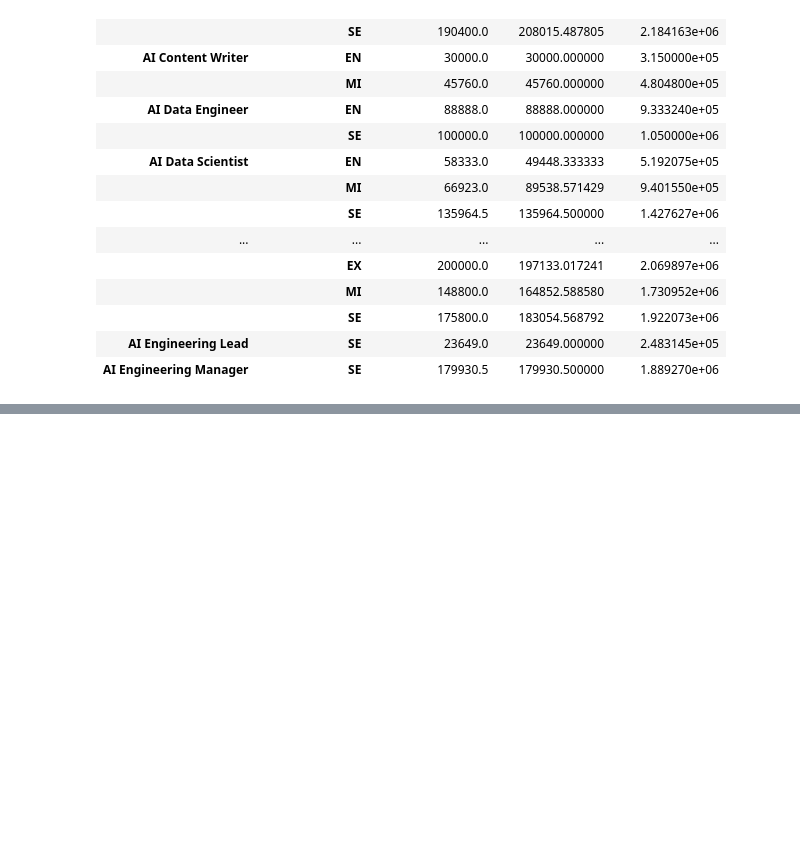
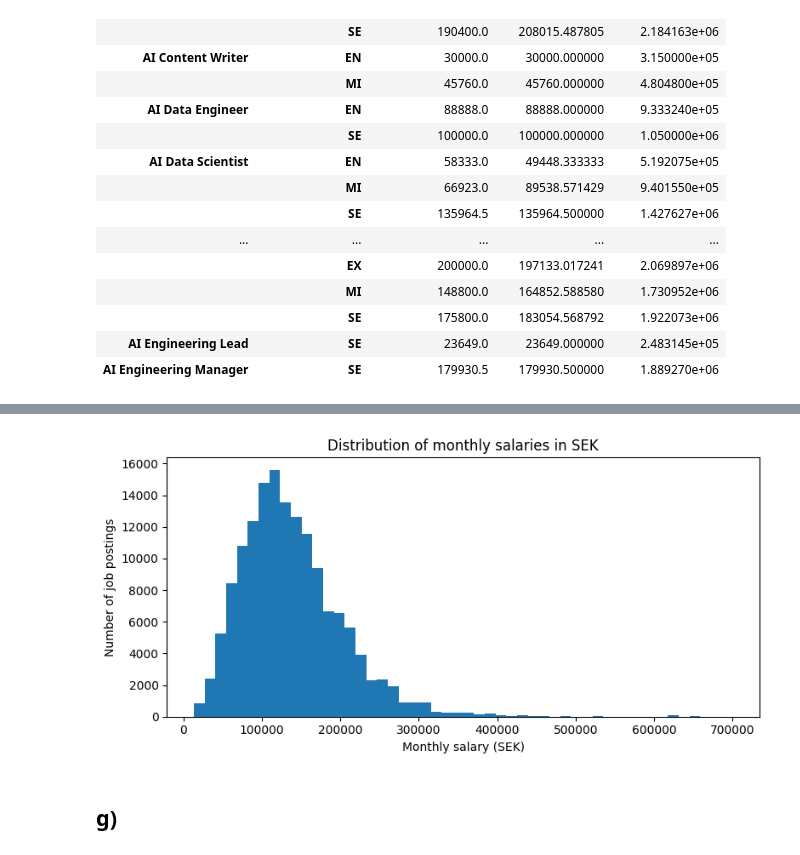
Before and after one commit to luckepucke6/machine_learning_lucas_lindh_mlops25, a Jupyter notebook: exercises/exercise_0.1.ipynb, the cells around one changed output, grey strips where cells are left out. Saved outputs shown, nothing was run; the diff lists cells and outputs as text; code cells hidden in the pictures; blank space fills up the shorter version.

```diff
--- a/exercises/exercise_0.1.ipynb
+++ b/exercises/exercise_0.1.ipynb
@@ -170,0 +189,3 @@ salary_summary.head(20)
+# %%
+df["salary_sek_per_month"] = (df["salary_in_usd"] * 10.5) / 12
+df
@@ -170,0 +206,13 @@ salary_summary.head(20)
+# %%
+plt.figure(figsize=(8,4))
+plt.hist(df["salary_sek_per_month"], bins=50)
+
+plt.title("Distribution of monthly salaries in SEK")
+plt.xlabel("Monthly salary (SEK)")
+plt.ylabel("Number of job postings")
+
+plt.tight_layout()
+# %% [output]
+[figure, added]
+# %% [markdown]
+## g)
```
Also changed, not shown: parts of 6 cells of this notebook.
